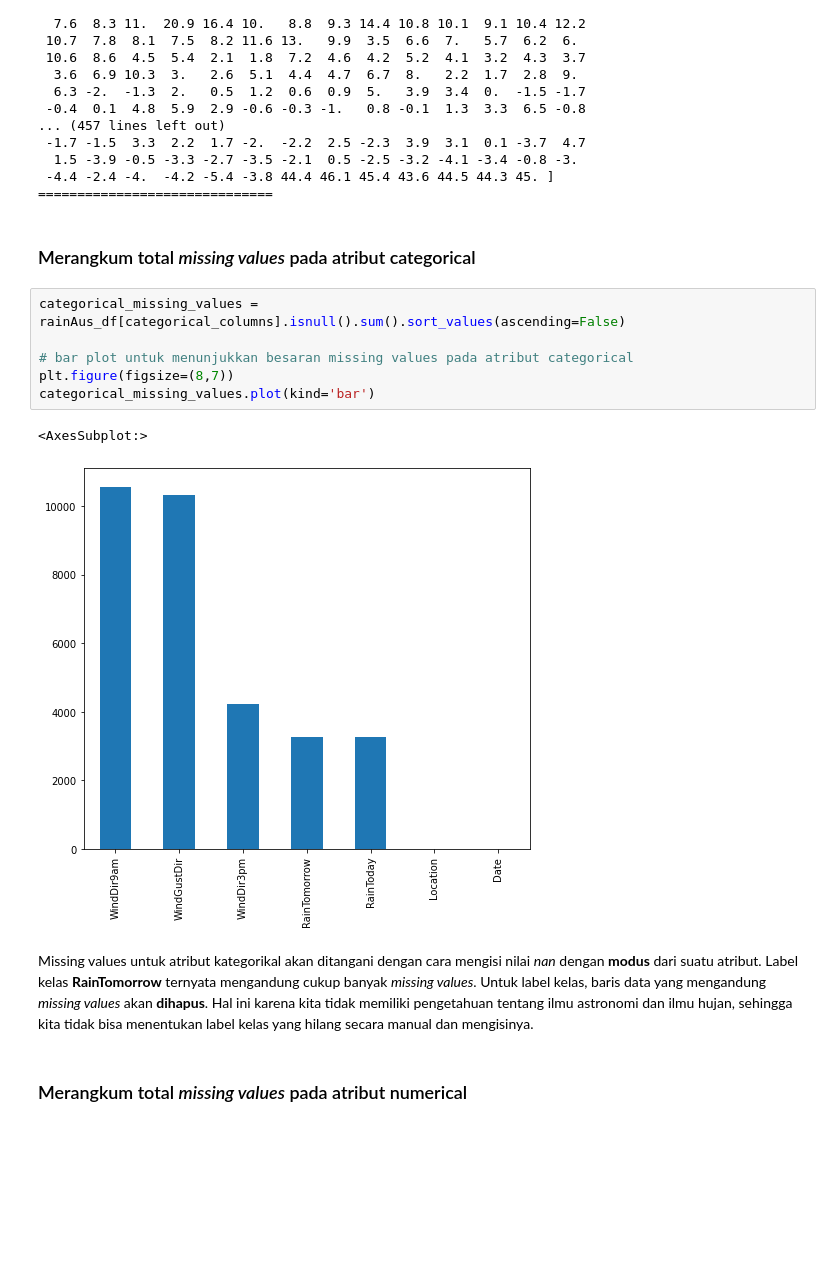
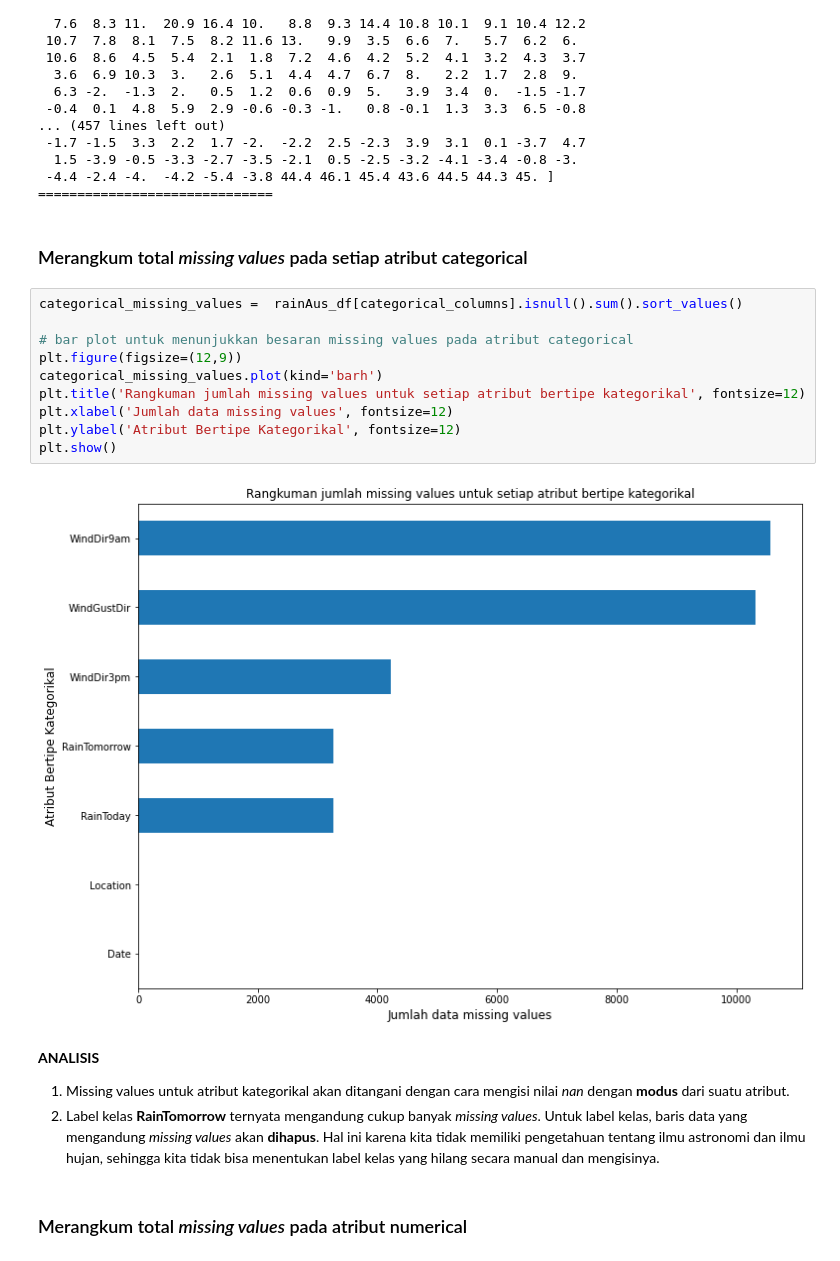
Before and after one commit to satriabimantara/hacktiv8-data-science-final-project, a Jupyter notebook: PYTN_KampusMerdeka_fp2_I MADE SATRIA BIMANTARA_NAUFAL REZKY ANANDA.ipynb, the cells around one changed output. Cells and saved outputs as stored; diff of their text form; blank space fills up the shorter version.

```diff
--- a/PYTN_KampusMerdeka_fp2_I MADE SATRIA BIMANTARA_NAUFAL REZKY ANANDA.ipynb
+++ b/PYTN_KampusMerdeka_fp2_I MADE SATRIA BIMANTARA_NAUFAL REZKY ANANDA.ipynb
@@ -341,18 +354,23 @@ Nilai unik atribut MINTEMP (389 nilai)
  -4.4 -2.4 -4.  -4.2 -5.4 -3.8 44.4 46.1 45.4 43.6 44.5 44.3 45. ]
 ==============================
 # %% [markdown]
-### Merangkum total *missing values* pada atribut categorical
+### Merangkum total *missing values* pada setiap atribut categorical
 # %%
-categorical_missing_values =  rainAus_df[categorical_columns].isnull().sum().sort_values(ascending=False)
+categorical_missing_values =  rainAus_df[categorical_columns].isnull().sum().sort_values()
 
 # bar plot untuk menunjukkan besaran missing values pada atribut categorical
-plt.figure(figsize=(8,7))
-categorical_missing_values.plot(kind='bar')
+plt.figure(figsize=(12,9))
+categorical_missing_values.plot(kind='barh')
+plt.title('Rangkuman jumlah missing values untuk setiap atribut bertipe kategorikal', fontsize=12)
+plt.xlabel('Jumlah data missing values', fontsize=12)
+plt.ylabel('Atribut Bertipe Kategorikal', fontsize=12)
+plt.show()
 # %% [output]
-<AxesSubplot:>
-[figure, old version]
+[figure, new version]
 # %% [markdown]
-Missing values untuk atribut kategorikal akan ditangani dengan cara mengisi nilai *nan* dengan **modus** dari suatu atribut. Label kelas **RainTomorrow** ternyata mengandung cukup banyak *missing values*. Untuk label kelas, baris data yang mengandung *missing values* akan **dihapus**. Hal ini karena kita tidak memiliki pengetahuan tentang ilmu astronomi dan ilmu hujan, sehingga kita tidak bisa menentukan label kelas yang hilang secara manual dan mengisinya.
+**ANALISIS** <br>
+1. Missing values untuk atribut kategorikal akan ditangani dengan cara mengisi nilai *nan* dengan **modus** dari suatu atribut.
+2. Label kelas **RainTomorrow** ternyata mengandung cukup banyak *missing values*. Untuk label kelas, baris data yang mengandung *missing values* akan **dihapus**. Hal ini karena kita tidak memiliki pengetahuan tentang ilmu astronomi dan ilmu hujan, sehingga kita tidak bisa menentukan label kelas yang hilang secara manual dan mengisinya.
 # %% [markdown]
 ### Merangkum total *missing values* pada atribut numerical
 # %%
```
Also changed, not shown: parts of 167 cells of this notebook.
